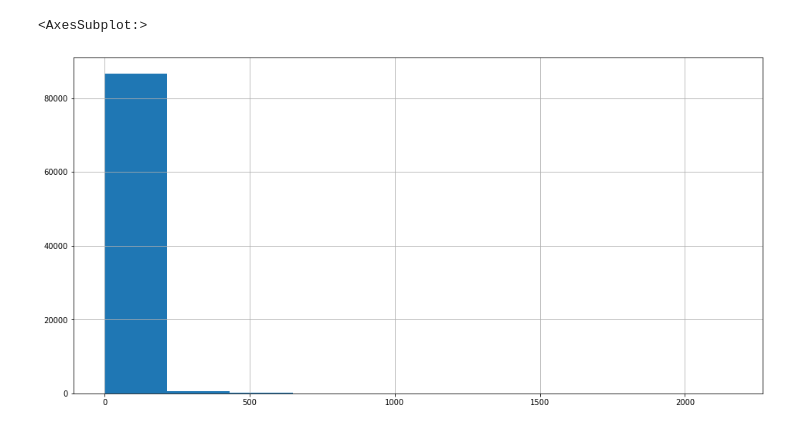
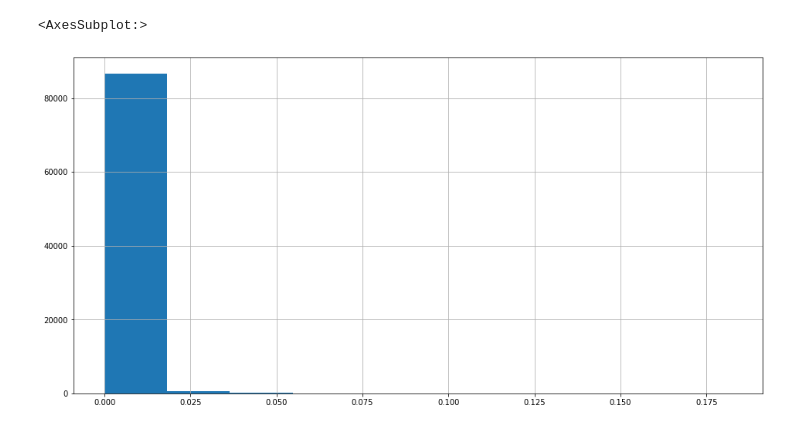
Before and after one commit to roflinyo/KFU-2k2s-Analys-dannie-project, a Jupyter notebook: data_analize.ipynb, the cells around one changed output. Cells and saved outputs as stored; diff of their text form; code cells hidden in the pictures.

```diff
--- a/data_analize.ipynb
+++ b/data_analize.ipynb
@@ -54,3 +55,5 @@ data[data["fraud"] == 0].describe().T
 | used_pin_number | 912597.0 | 0.109944 | 0.312821 | 0.000000 | 0.000000 | 0.000000 | 0.000000 | 1.000000 |
 | online_order | 912597.0 | 0.622225 | 0.484831 | 0.000000 | 0.000000 | 1.000000 | 1.000000 | 1.000000 |
 | fraud | 912597.0 | 0.000000 | 0.000000 | 0.000000 | 0.000000 | 0.000000 | 0.000000 | 0.000000 |
+# %%
+Normilized_data = pd.DataFrame(CustomNormalizer.normalize(data),columns=COLUMNS)
@@ -57,5 +81,5 @@ data[data["fraud"] == 0].describe().T
 # %%
-data[data["fraud"] == 1]["distance_from_last_transaction"].hist(figsize=(16, 8))
+Normilized_data[Normilized_data["fraud"] == 1]["distance_from_last_transaction"].hist(figsize=(16, 8))
 # %% [output]
 <AxesSubplot:>
-[figure, old version]
+[figure, new version]
```
Also changed, not shown: parts of 8 cells of this notebook, 5 other files.
